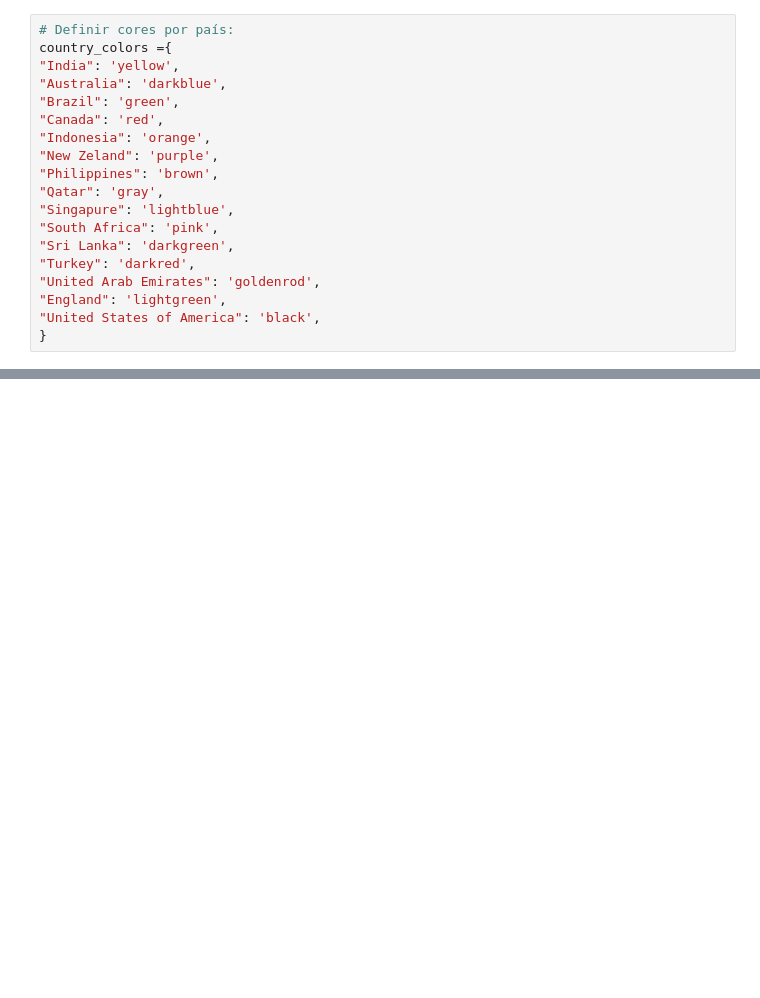
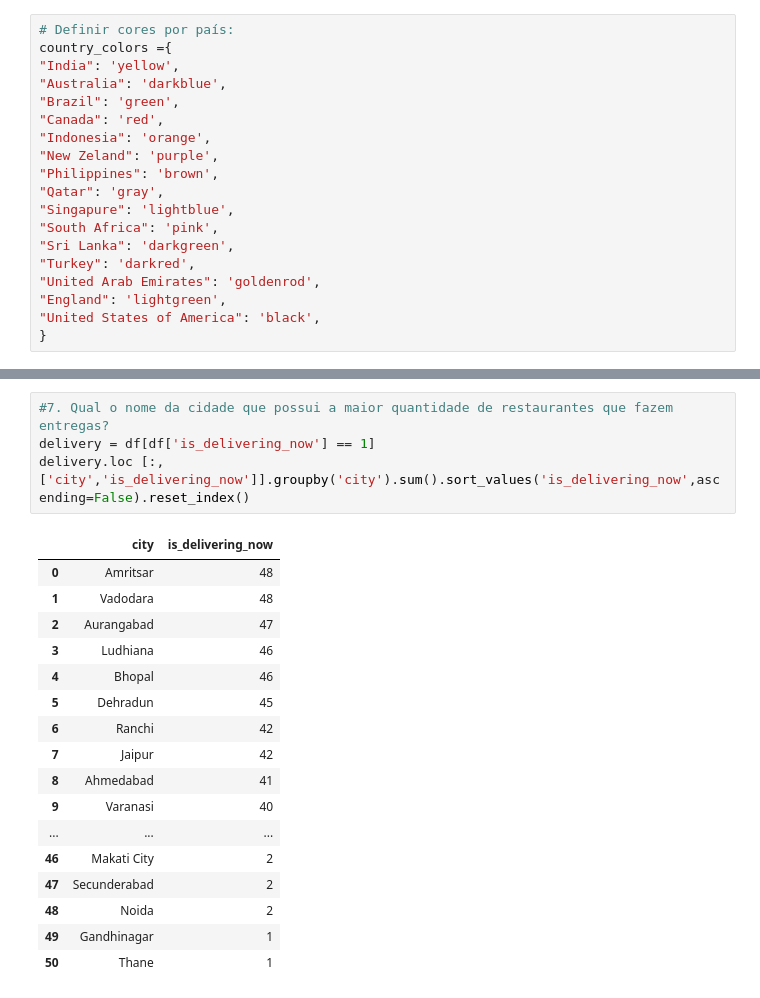
Before and after one commit to arthurbarbosalima123-dot/projeto_final, a Jupyter notebook: projeto_final.ipynb, the cells around one changed output, grey strips where cells are left out. Drawn from its saved outputs; the diff is of its cells as text; blank space fills up the shorter version.

```diff
--- a/projeto_final.ipynb
+++ b/projeto_final.ipynb
@@ -124,0 +407,22 @@ df["Country"] = df["Country Code"].apply(country_name)
+# %%
+#7. Qual o nome da cidade que possui a maior quantidade de restaurantes que fazem entregas?
+delivery = df[df['is_delivering_now'] == 1]
+delivery.loc [:,['city','is_delivering_now']].groupby('city').sum().sort_values('is_delivering_now',ascending=False).reset_index()
+# %% [output]
+|  | city | is_delivering_now |
+| 0 | Amritsar | 48 |
+| 1 | Vadodara | 48 |
+| 2 | Aurangabad | 47 |
+| 3 | Ludhiana | 46 |
+| 4 | Bhopal | 46 |
+| 5 | Dehradun | 45 |
+| 6 | Ranchi | 42 |
+| 7 | Jaipur | 42 |
+| 8 | Ahmedabad | 41 |
+| 9 | Varanasi | 40 |
+| ... | ... | ... |
+| 46 | Makati City | 2 |
+| 47 | Secunderabad | 2 |
+| 48 | Noida | 2 |
+| 49 | Gandhinagar | 1 |
+| 50 | Thane | 1 |
```
Also changed, not shown: parts of 73 cells of this notebook.
